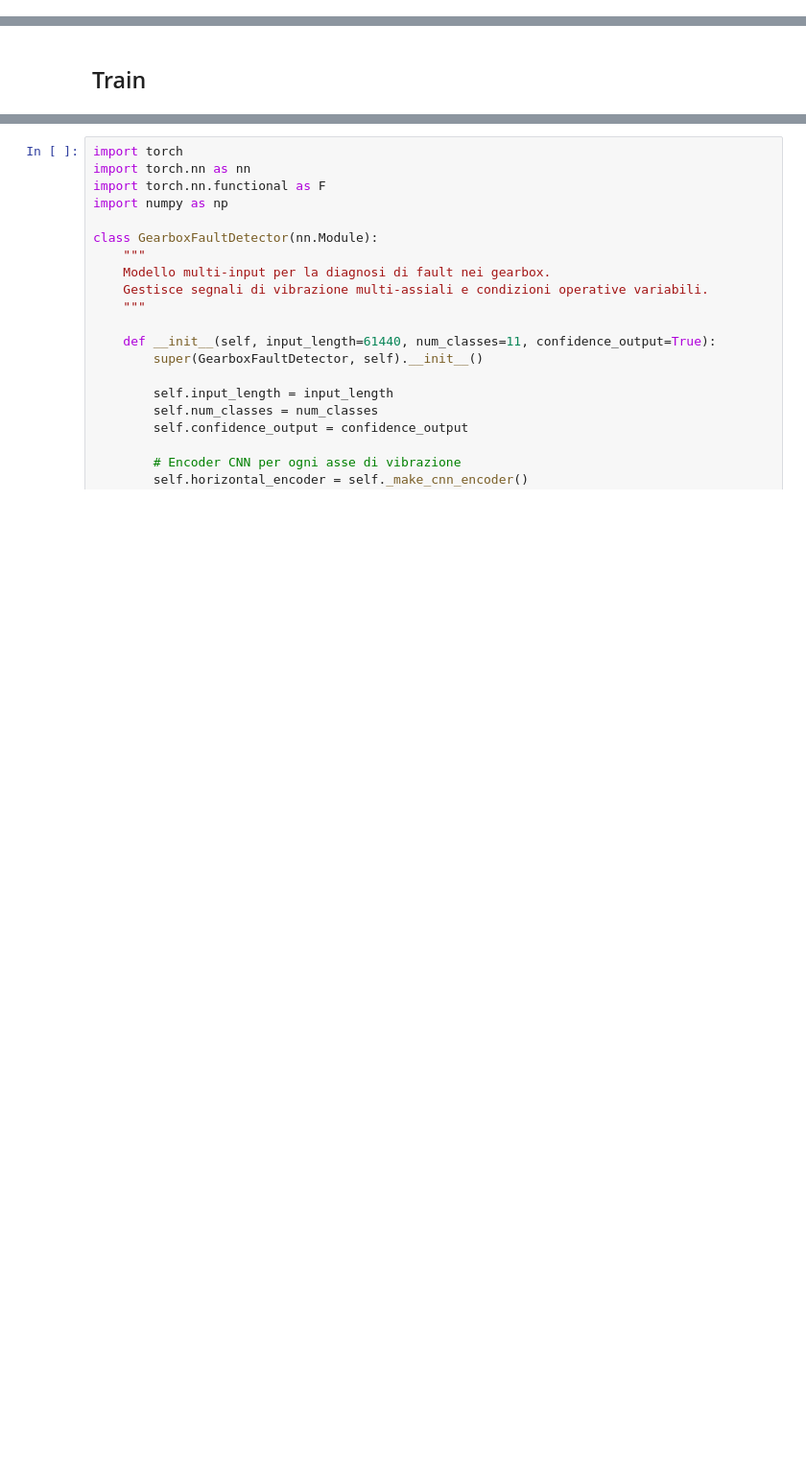
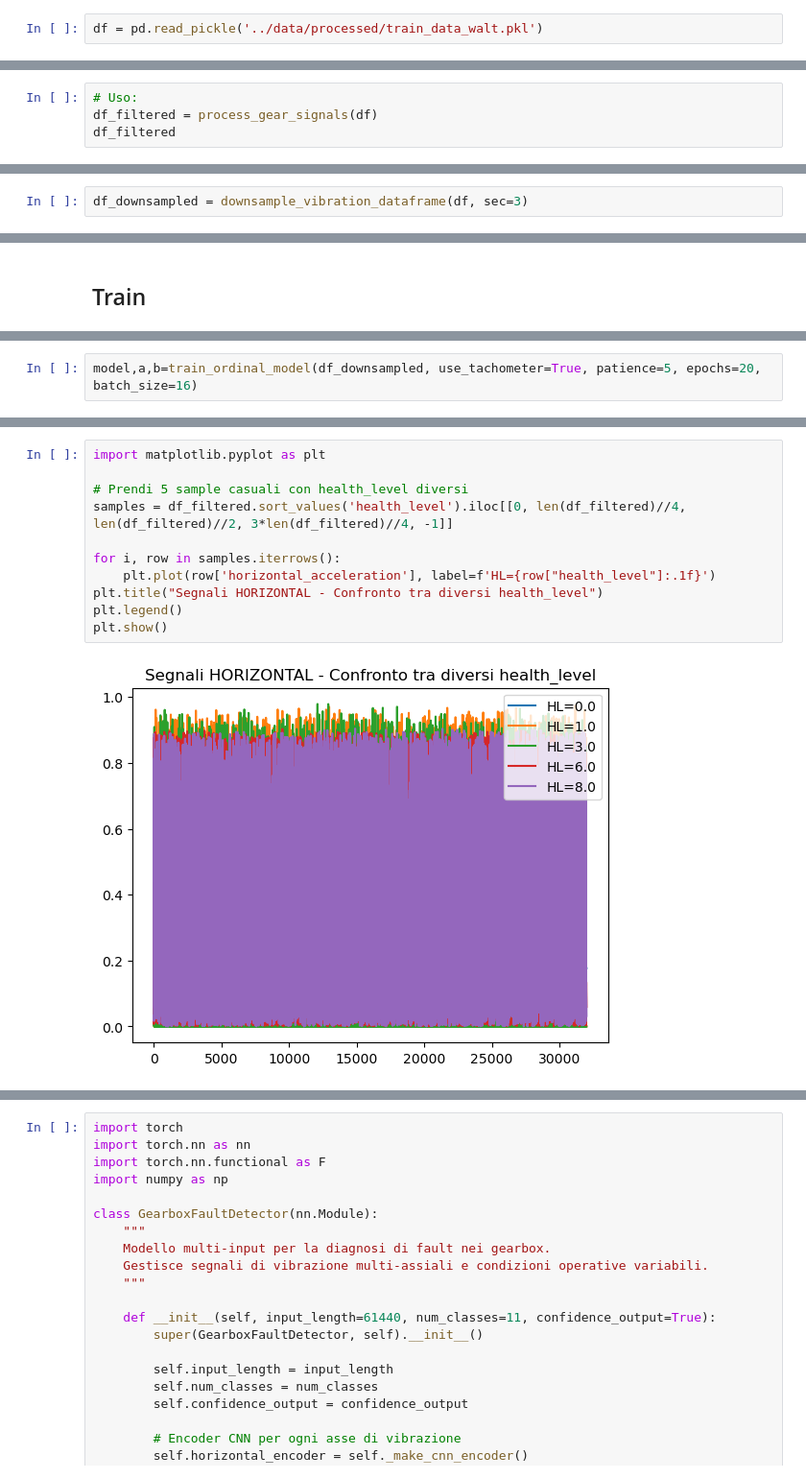
Before and after one commit to Andreavisi1/Challenge_B1_PHM_North_America_2023, a Jupyter notebook: notebooks/train.ipynb, the cells around one changed output, grey strips where cells are left out. Shown at 96% size. Saved outputs shown, nothing was run; the diff lists cells and outputs as text; blank space fills up the shorter version.

```diff
--- a/notebooks/train.ipynb
+++ b/notebooks/train.ipynb
@@ -233,6 +233,8 @@ Condizioni operative (torque): [np.int64(50), np.int64(100), np.int64(200), np.i
 | 4 | V100_50N_5.txt | 0 | 0 | 100 | 50 | 5 | [-0.02816052941, 0.04416364964, 0... | ... |
 # %%
 df.to_pickle('../data/processed/train_data_walt.pkl')
+# %%
+df = pd.read_pickle('../data/processed/train_data_walt.pkl')
 # %%
 print("\n=== ESTRAZIONE FEATURES ===")
 # Estrai tutte le features
@@ -254,0 +526,4 @@ Colonne delle features: ['horizontal_acceleration_mean', 'horizontal_acceleratio
+# %%
+# Uso:
+df_filtered = process_gear_signals(df)
+df_filtered
@@ -327,0 +696,2 @@ df_preprocessed.head()
+# %%
+df_downsampled = downsample_vibration_dataframe(df, sec=3)
@@ -329,0 +1218,2 @@ df_preprocessed.head()
+# %%
+model,a,b=train_ordinal_model(df_downsampled, use_tachometer=True, patience=5, epochs=20, batch_size=16)
@@ -329,0 +2212,13 @@ df_preprocessed.head()
+# %%
+import matplotlib.pyplot as plt
+
+# Prendi 5 sample casuali con health_level diversi
+samples = df_filtered.sort_values('health_level').iloc[[0, len(df_filtered)//4, len(df_filtered)//2, 3*len(df_filtered)//4, -1]]
+
+for i, row in samples.iterrows():
+    plt.plot(row['horizontal_acceleration'], label=f'HL={row["health_level"]:.1f}')
+plt.title("Segnali HORIZONTAL - Confronto tra diversi health_level")
+plt.legend()
+plt.show()
+# %% [output]
+[figure, added]
```
Also changed, not shown: parts of 30 cells of this notebook, 7 other files.
